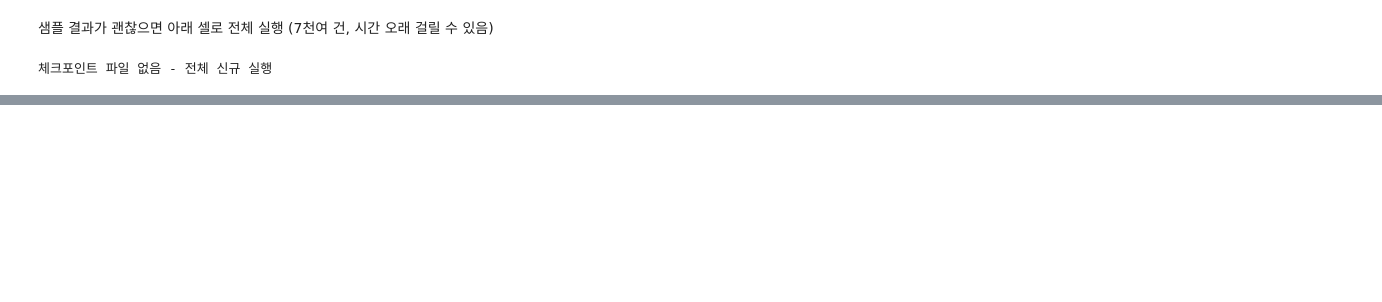
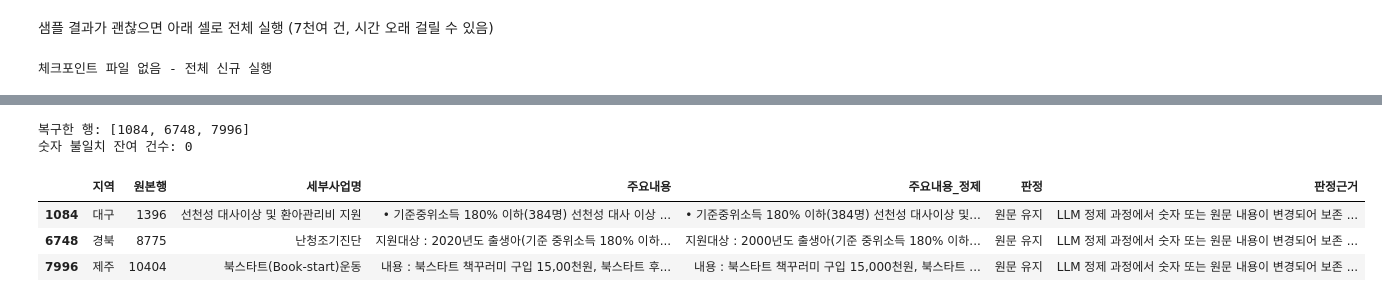
Before and after one commit to JungYeoni/yumocha, a Jupyter notebook: notebooks/20260720_EDA_2021_전국_시도분리정제.ipynb, the cells around one changed output, grey strips where cells are left out. Cells and saved outputs as stored; diff of their text form; code cells hidden in the pictures; blank space fills up the shorter version.

```diff
--- a/notebooks/20260720_EDA_2021_전국_시도분리정제.ipynb
+++ b/notebooks/20260720_EDA_2021_전국_시도분리정제.ipynb
@@ -1181,3 +1204,71 @@ df_leaf_final[["세부사업명", "주요내용", "주요내용_정제", "지원
+# %%
+# 숫자보존 불일치 3건 검토 기록 및 원문 복구
+bad_idx = df_leaf_final.index[~df_leaf_final["숫자보존"]]
+
+assert len(bad_idx) == 3
+assert CHECKPOINT_PATH.name == "2021_llm_정제_체크포인트.csv"
+
+# LLM 오류 내용을 복구 전에 기록
+llm_number_review = df_leaf_final.loc[
+    bad_idx,
+    [
+        "지역",
+        "원본행",
+        "세부사업명",
+        "주요내용",
+        "주요내용_정제",
+    ],
+].copy()
+
+llm_number_review["판정"] = "원문 유지"
+llm_number_review["판정근거"] = (
+    "LLM 정제 과정에서 숫자 또는 원문 내용이 변경되어 보존 원칙에 따라 원문으로 복구"
+)
+
+llm_number_review.to_csv(
+    REPORTS_DIR / "2021_LLM_숫자불일치_검토.csv",
+    index=True,
+    encoding="utf-8-sig",
+)
+
+# 현재 데이터프레임 복구
+df_leaf_final.loc[bad_idx, "주요내용_정제"] = (
+    df_leaf_final.loc[bad_idx, "주요내용"]
+)
+
+# 체크포인트도 함께 복구해야 재실행 시 유지됨
+checkpoint_df.loc[bad_idx, "주요내용_정제"] = (
+    df_leaf_final.loc[bad_idx, "주요내용"]
+)
+
+checkpoint_df.to_csv(
+    CHECKPOINT_PATH,
+    encoding="utf-8-sig",
+)
+
+# 숫자보존 다시 검증
+df_leaf_final["숫자보존"] = df_leaf_final.apply(
+    lambda row: numbers_preserved(
+        row["주요내용"],
+        row["주요내용_정제"],
+    ),
+    axis=1,
+)
+
+print("복구한 행:", bad_idx.tolist())
+print(
+    "숫자 불일치 잔여 건수:",
+    (~df_leaf_final["숫자보존"]).sum(),
+)
+
+display(llm_number_review)
+# %% [output]
+복구한 행: [1084, 6748, 7996]
+숫자 불일치 잔여 건수: 0
+|  | 지역 | 원본행 | 세부사업명 | 주요내용 | 주요내용_정제 | 판정 | 판정근거 |
+| 1084 | 대구 | 1396 | 선천성 대사이상 및 환아관리비 지원 | • 기준중위소득 180% 이하(384명) 선천성 대사 이상 ... | • 기준중위소득 180% 이하(384명) 선천성 대사이상 및... | 원문 유지 | LLM 정제 과정에서 숫자 또는 원문 내용이 변경되어 보존 ... |
+| 6748 | 경북 | 8775 | 난청조기진단 | 지원대상 : 2020년도 출생아(기준 중위소득 180% 이하... | 지원대상 : 2000년도 출생아(기준 중위소득 180% 이하... | 원문 유지 | LLM 정제 과정에서 숫자 또는 원문 내용이 변경되어 보존 ... |
+| 7996 | 제주 | 10404 | 북스타트(Book-start)운동 | 내용 : 북스타트 책꾸러미 구입 15,00천원, 북스타트 후... | 내용 : 북스타트 책꾸러미 구입 15,000천원, 북스타트 ... | 원문 유지 | LLM 정제 과정에서 숫자 또는 원문 내용이 변경되어 보존 ... |
 # %%
 output_cols = [
     "연도",
```
Also changed, not shown: parts of 6 cells of this notebook, 1 other file.
